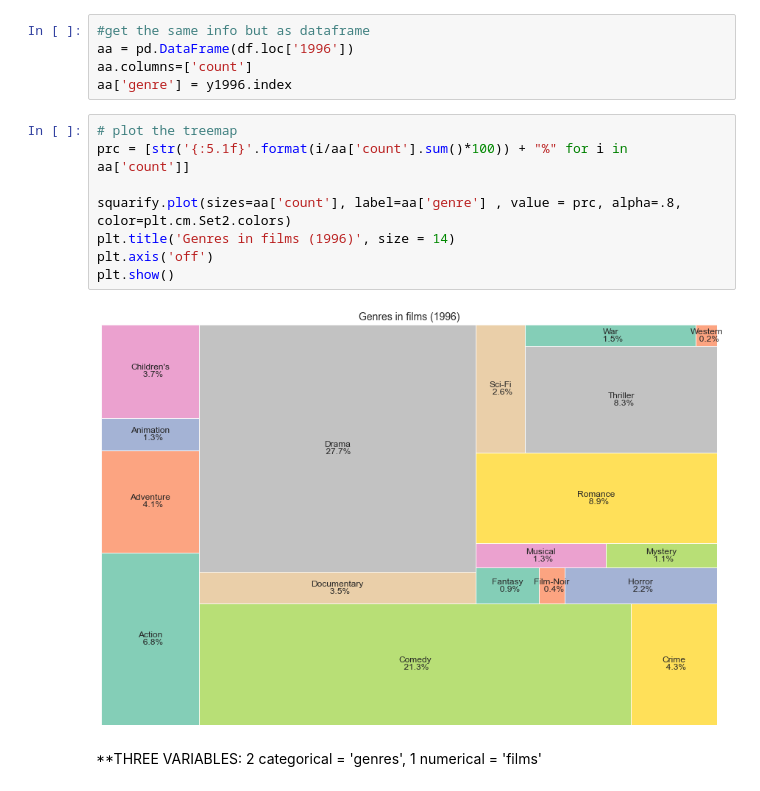
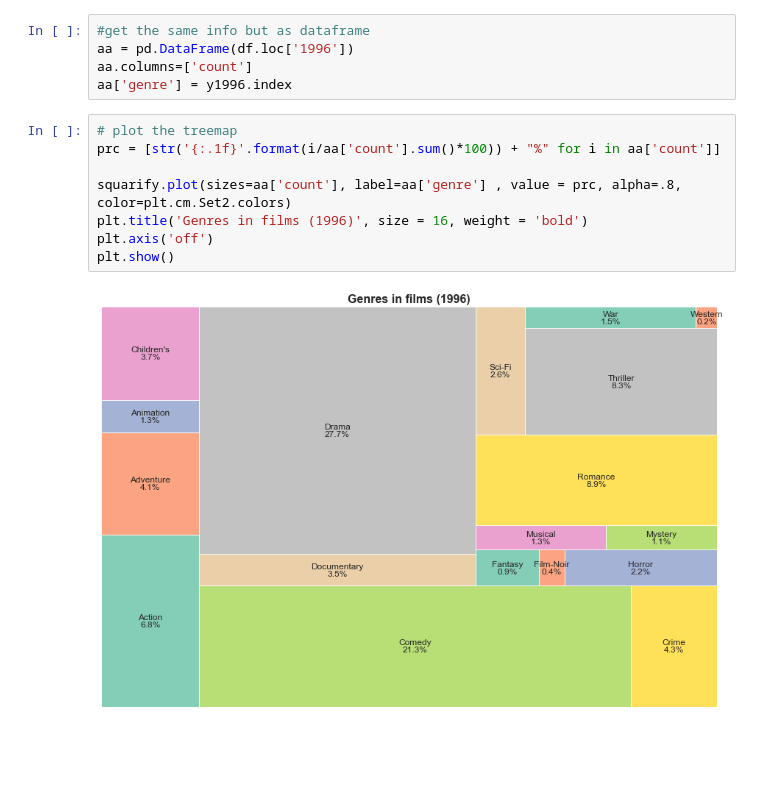
Before and after one commit to Elenotes/Visualitzacio_grafica_multiples_variables, a Jupyter notebook: S04_T02_Visualitzacio_grafica_multiples_variables.ipynb, the cells around one changed output. Drawn from its saved outputs; the diff is of its cells as text; blank space fills up the shorter version.

```diff
--- a/S04_T02_Visualitzacio_grafica_multiples_variables.ipynb
+++ b/S04_T02_Visualitzacio_grafica_multiples_variables.ipynb
@@ -542,13 +569,11 @@ aa.columns=['count']
 aa['genre'] = y1996.index
 # %%
 # plot the treemap
-prc = [str('{:5.1f}'.format(i/aa['count'].sum()*100)) + "%" for i in aa['count']]
+prc = [str('{:.1f}'.format(i/aa['count'].sum()*100)) + "%" for i in aa['count']]
 
 squarify.plot(sizes=aa['count'], label=aa['genre'] , value = prc, alpha=.8, color=plt.cm.Set2.colors)
-plt.title('Genres in films (1996)', size = 14)
+plt.title('Genres in films (1996)', size = 16, weight = 'bold')
 plt.axis('off')
 plt.show()
 # %% [output]
-[figure, old version]
+[figure, new version]
-# %% [markdown]
-**THREE VARIABLES: 2 categorical = 'genres', 1 numerical = 'films'
```
Also changed, not shown: parts of 15 cells of this notebook.
